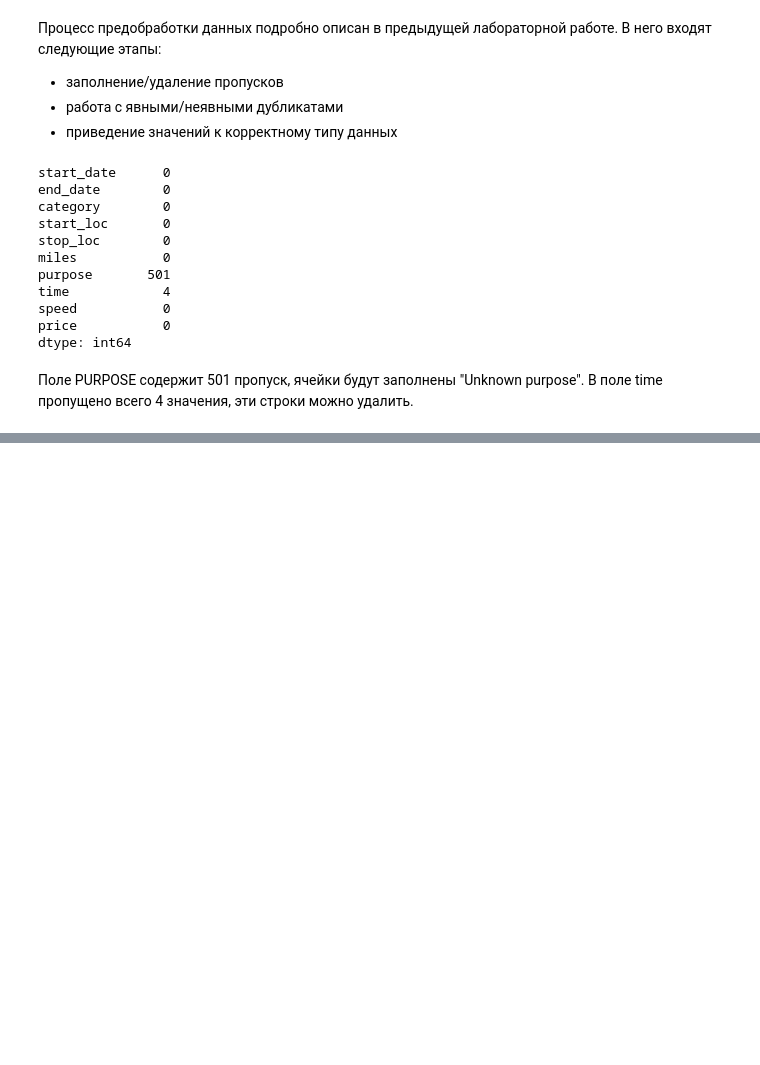
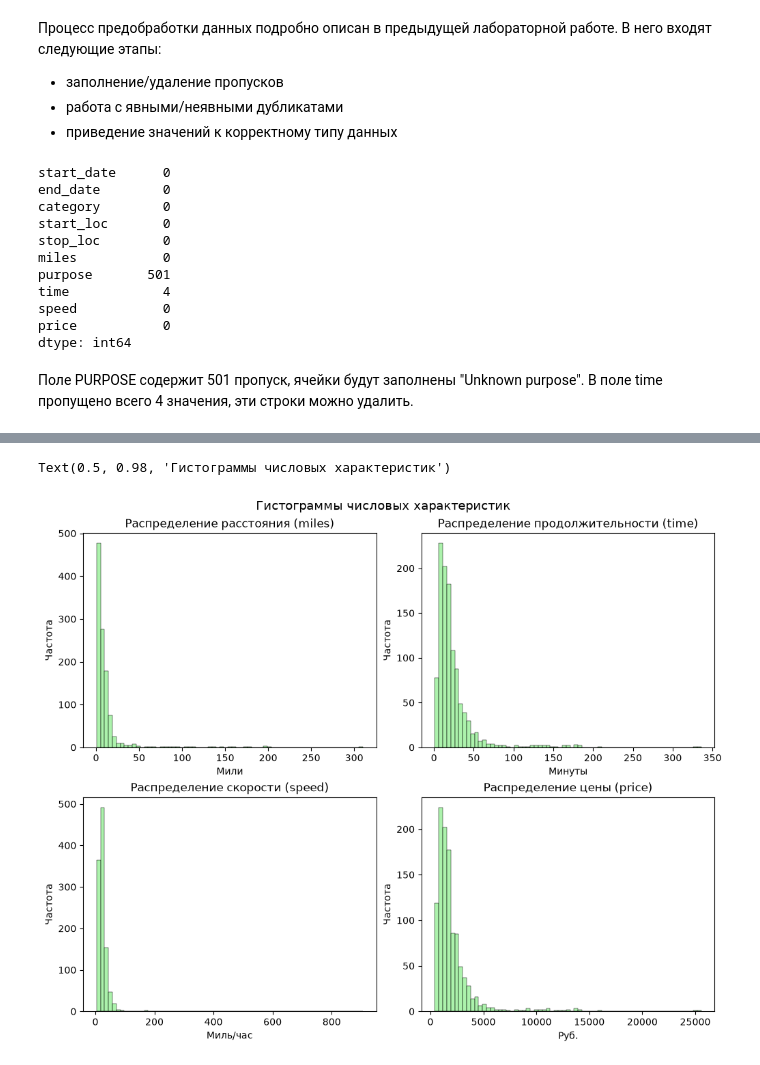
Before and after one commit to AlekseevaAnna1/data-analytics-labs, a Jupyter notebook: ЛР2_Алексеева_1.ipynb, the cells around one changed output, grey strips where cells are left out. Drawn from its saved outputs; the diff is of its cells as text; code cells hidden in the pictures; blank space fills up the shorter version.

```diff
--- a/ЛР2_Алексеева_1.ipynb
+++ b/ЛР2_Алексеева_1.ipynb
@@ -134,0 +236,31 @@ memory usage: 170.3 KB
+# %%
+fig, axes = plt.subplots(
+2, # две строки
+2, # четыре графика
+figsize=(10, 8), # размер графика
+constrained_layout=True)
+
+sns.histplot(df['miles'], ax = axes[0, 0], color='lightgreen', edgecolor='black')
+axes[0, 0].set_title('Распределение расстояния (miles)')
+axes[0, 0].set_xlabel('Мили')
+axes[0, 0].set_ylabel('Частота')
+
+sns.histplot(df['time'], ax = axes[0, 1], color='lightgreen', edgecolor='black')
+axes[0, 1].set_title('Распределение продолжительности (time)')
+axes[0, 1].set_xlabel('Минуты')
+axes[0, 1].set_ylabel('Частота')
+
+sns.histplot(df['speed'], ax = axes[1, 0], color='lightgreen', edgecolor='black')
+axes[1, 0].set_title('Распределение скорости (speed)')
+axes[1, 0].set_xlabel('Миль/час')
+axes[1, 0].set_ylabel('Частота')
+
+sns.histplot(df['price'], ax = axes[1, 1], color='lightgreen', edgecolor='black')
+axes[1, 1].set_title('Распределение цены (price)')
+axes[1, 1].set_xlabel('Руб.')
+axes[1, 1].set_ylabel('Частота')
+
+plt.suptitle('Гистограммы числовых характеристик', fontsize=13)
+# %% [output]
+Text(0.5, 0.98, 'Гистограммы числовых характеристик')
+[figure, added]
```
Also changed, not shown: parts of 62 cells of this notebook.
